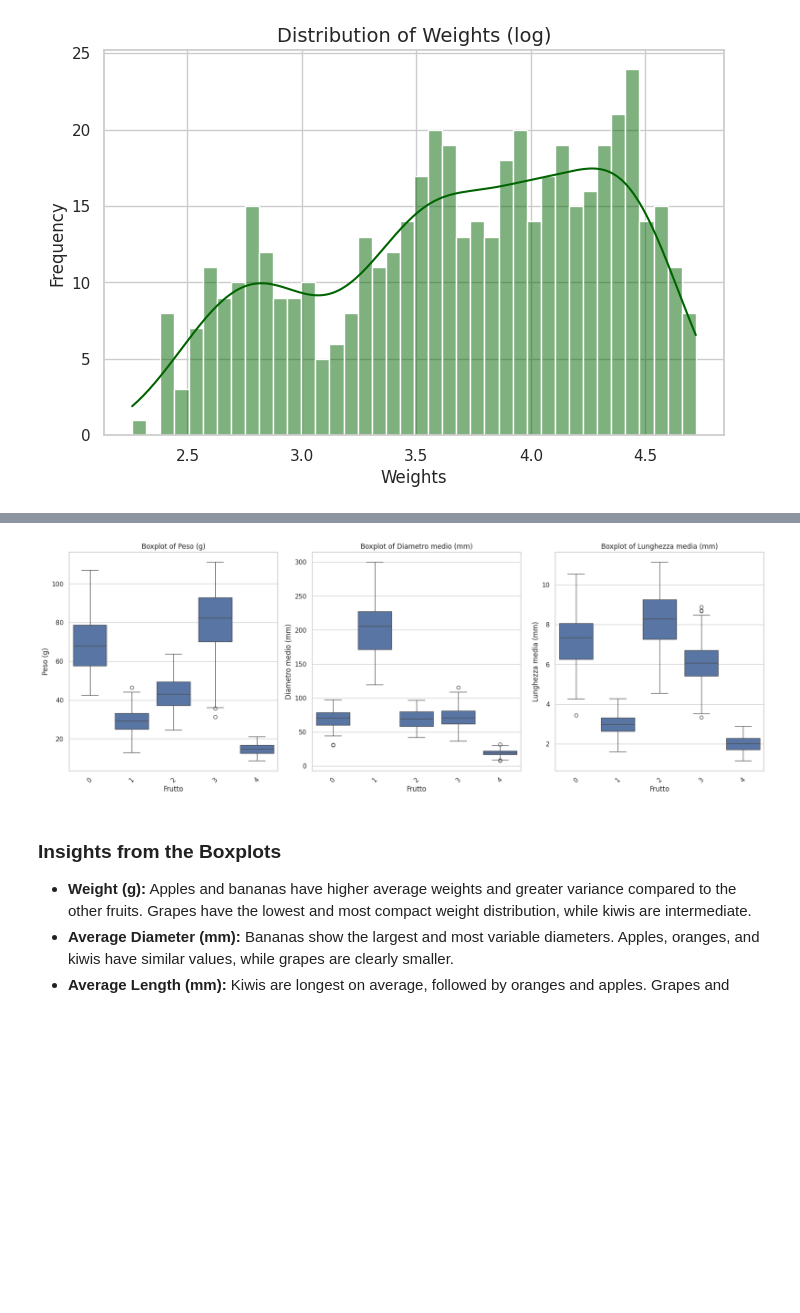
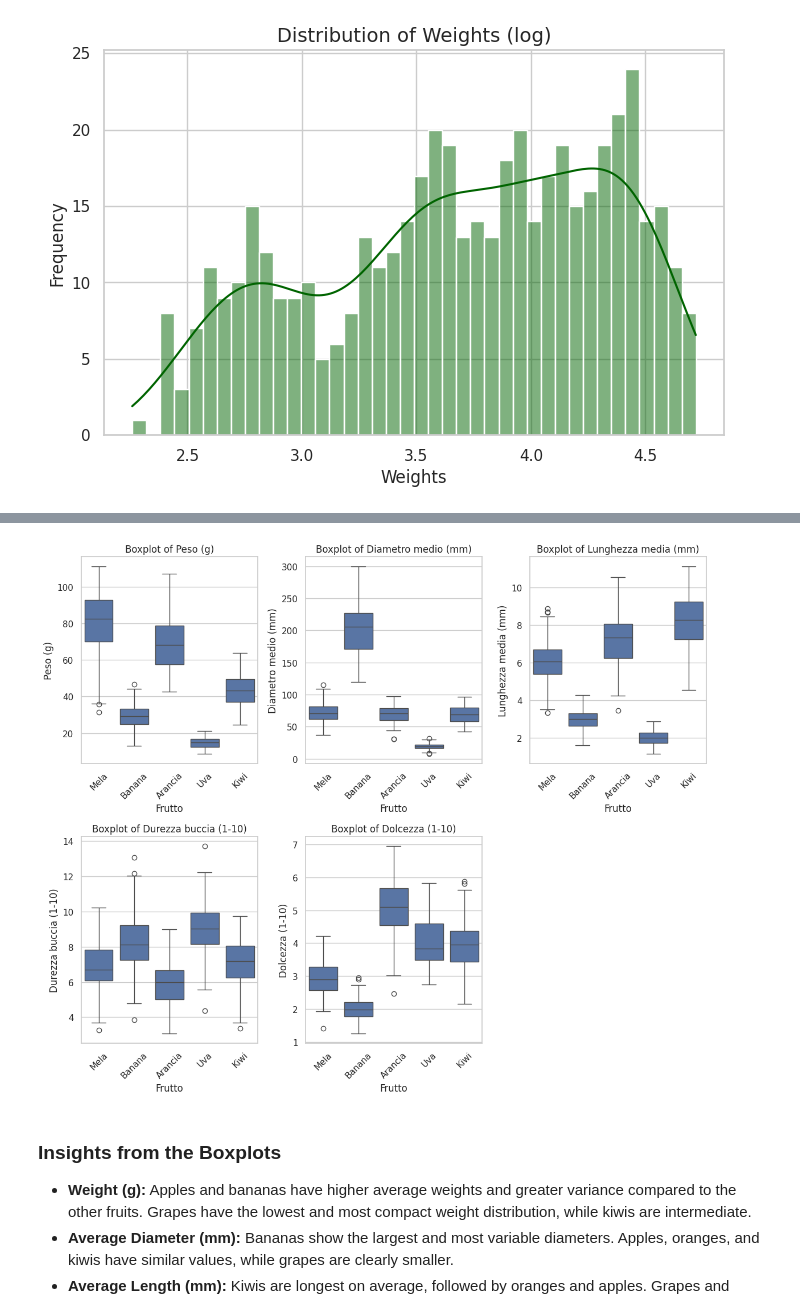
Before and after one commit to silentfortin/ai-portfolio, a Jupyter notebook: 04-exotic-fruit-classifier/fruits_classification.ipynb, the cells around one changed output, grey strips where cells are left out. Cells and saved outputs as stored; diff of their text form; code cells hidden in the pictures; blank space fills up the shorter version.

Commit message:
Still need to comment graphs + add fonts but it's a final version.

```diff
--- a/04-exotic-fruit-classifier/fruits_classification.ipynb
+++ b/04-exotic-fruit-classifier/fruits_classification.ipynb
@@ -195,2 +183,0 @@ calculate_vif(fruits_df.drop('Frutto', axis=1))
-# %%
-fruits_df = fruits_df.drop(columns=['Dolcezza (1-10)', 'Durezza buccia (1-10)', ], axis=1)
@@ -259,18 +268,18 @@ In summary, applying the square root transformation to the skewed numerical feat
 # %%
-numerical_cols = ['Peso (g)', 'Diametro medio (mm)', 'Lunghezza media (mm)'] # , 'Dolcezza (1-10)', 'Durezza buccia (1-10)'
+# Boxplots showing distributions of features vs fruit classes to see class separability visually
+numerical_cols = ['Peso (g)', 'Diametro medio (mm)', 'Lunghezza media (mm)', 'Durezza buccia (1-10)', 'Dolcezza (1-10)']
 target_col = fruits_df['Frutto']
 
-# 1. Boxplot di ogni variabile rispetto al target
-plt.figure(figsize=(18, 12))
+plt.figure(figsize=(12, 10))
 for i, col in enumerate(numerical_cols):
     plt.subplot(2, 3, i+1)
     sns.boxplot(x=target_col, y=col, data=fruits_df)
     plt.title(f'Boxplot of {col}')
     plt.xticks(rotation=45)
 plt.tight_layout()
 plt.show()
 # %% [output]
-[figure, old version]
+[figure, new version]
 # %% [markdown]
 ### Insights from the Boxplots
 
```
Also changed, not shown: parts of 61 cells of this notebook.
